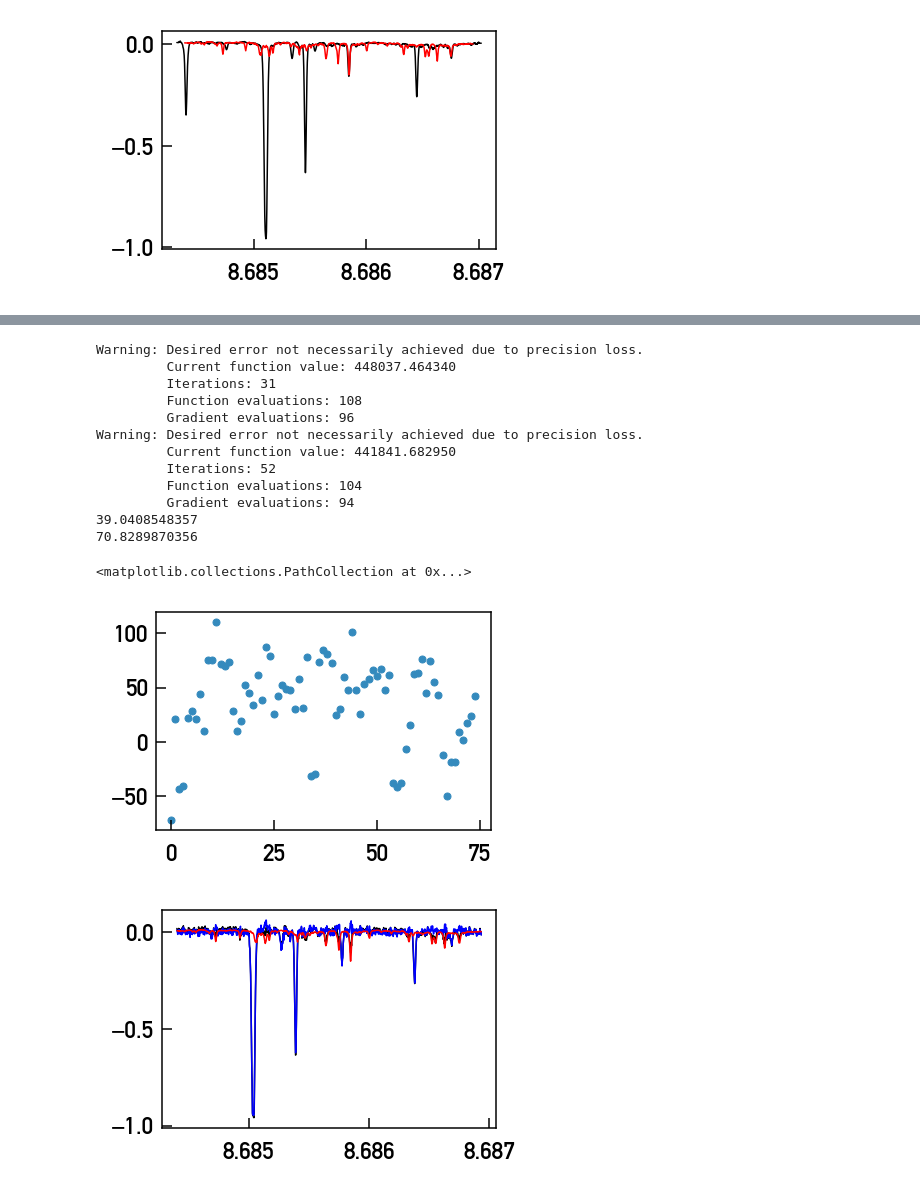
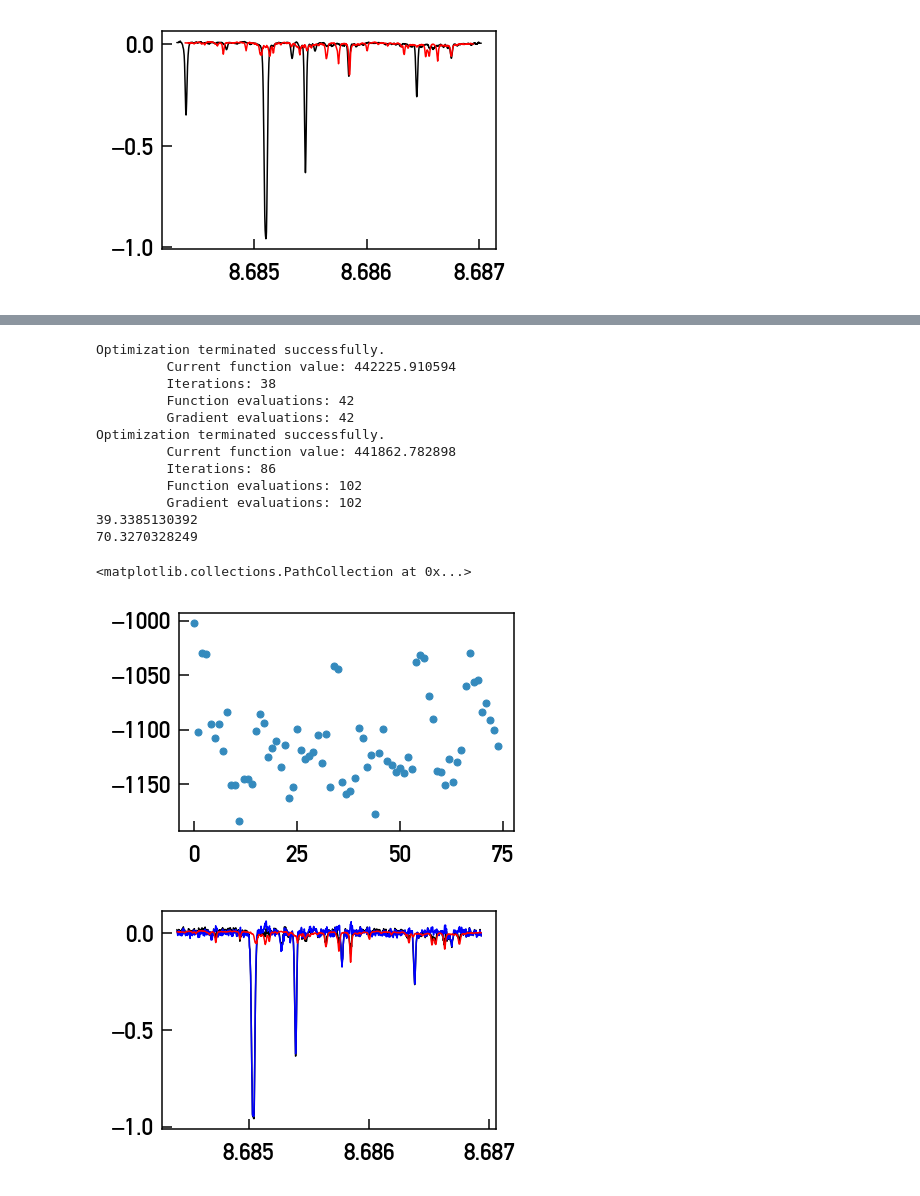
Before and after one commit to davidwhogg/Avast, a Jupyter notebook: notebooks/realdata_HIP54287_15A_Hoggrefactor.ipynb, the cells around one changed output, grey strips where cells are left out. Drawn from its saved outputs; the diff is of its cells as text; code cells hidden in the pictures.

```diff
--- a/notebooks/realdata_HIP54287_15A_Hoggrefactor.ipynb
+++ b/notebooks/realdata_HIP54287_15A_Hoggrefactor.ipynb
@@ -93,7 +101,7 @@ def make_template(all_data, rvs, xs, dx):
     (N,M) = np.shape(all_data)
     all_xs = np.empty_like(all_data)
     for i in range(N):
-        all_xs[i,:] = xs + np.log(doppler(rvs[i])) # shift to rest frame
+        all_xs[i,:] = xs - np.log(doppler(rvs[i])) # shift to rest frame
     all_data, all_xs = np.ravel(all_data), np.ravel(all_xs)
     tiny = 10.
     template_xs = np.arange(min(all_xs)-tiny*dx, max(all_xs)+tiny*dx, dx)
@@ -110,8 +118,8 @@ def subtract_template(data_xs, data, model_xs_t, model_ys_t, rvs_t):
     (N,M) = np.shape(data)
     data_sub = np.copy(data)
     for n,v in enumerate(rvs_t):
-        state = state(v, data_xs[n,:], model_xs_t)
-        model_ys_t_shifted = Pdot(state, model_ys_t)
+        s = state(v, data_xs, model_xs_t)
+        model_ys_t_shifted = Pdot(s, model_ys_t)
         data_sub[n,:] -= np.ravel(model_ys_t_shifted)
         if n == 0:
             plt.plot(data_xs, data[n,:], color='k')
@@ -119,7 +127,8 @@ def subtract_template(data_xs, data, model_xs_t, model_ys_t, rvs_t):
             plt.plot(data_xs, np.ravel(model_ys_t_shifted), color='red')
     return data_sub
 # %%
-x0_star = bervs
+x0_star = -np.copy(bervs)
+x0_star -= np.mean(x0_star)
 x0_t = np.zeros(N)
 model_xs_star, model_ys_star = make_template(data, x0_star, data_xs, np.log(6000.01) - np.log(6000.))
 model_xs_t, model_ys_t = make_template(data, x0_t, data_xs, np.log(6000.01) - np.log(6000.))
@@ -133,41 +192,45 @@ plt.plot(model_xs_t, model_ys_t, color='red')
 def rv_lnprior(rvs):
     return -0.5 * np.mean(rvs)**2/1.**2
 
+def drv_lnprior_dv(rvs):
+    return np.zeros_like(rvs) - np.mean(rvs)/1.**2/len(rvs)
+
 def lnlike_star(rvs_star, rvs_t, data_xs, data, ivars, model_xs_star, model_ys_star, model_xs_t, model_ys_t):
     try:
-        N = len(rv_star)
+        N = len(rvs_star)
     except:
         N = 1
     lnlike = 0.
-    dlnlike_dv = 0.
+    dlnlike_dv = np.zeros(N)
     for n in range(N):
-        print np.shape(rvs_star), np.shape(data_xs), np.shape(model_xs_star)
-        state_star = state(rvs_star[n], data_xs[n,:], model_xs_star)
+        state_star = state(rvs_star[n], data_xs, model_xs_star)
         pd_star = Pdot(state_star, model_ys_star)
-        state_t = state(rvs_t[n], data_xs[n,:], model_xs_t)
+        state_t = state(rvs_t[n], data_xs, model_xs_t)
         pd_t = Pdot(state_t, model_ys_t)
         pd = pd_star + pd_t
         lnlike += -0.5 * np.sum((data[n,:] - pd)**2 * ivars[n,:])
-        dpd_dv = dotdPdv(state_star, model_ys_star)
-        dlnlike_dv += -np.sum((data[n,:] - pd) * ivars[n,:] * dpd_dv)
+        dpd_dv = dPdotdv(state_star, model_ys_star)
+        dlnlike_dv[n] = np.sum((data[n,:] - pd) * ivars[n,:] * dpd_dv)
     lnpost = lnlike + rv_lnprior(rvs_star)
-    return -1 * lnpost, -1 * dlnlike_dv
+    dlnpost_dv = dlnlike_dv + drv_lnprior_dv(rvs_star)
+    return -1 * lnpost, -1 * dlnpost_dv
 
 def lnlike_t(rvs_t, rvs_star, data_xs, data, ivars, model_xs_star, model_ys_star, model_xs_t, model_ys_t):
     try:
-        N = len(rv_t)
+        N = len(rvs_t)
     except:
         N = 1
     lnlike = 0.
-    dlnlike_dv = 0.
+    dlnlike_dv = np.zeros(N)
     for n in range(N):
-        state_star = state(rvs_star[n], data_xs[n,:], model_xs_star)
+        state_star = state(rvs_star[n], data_xs, model_xs_star)
         pd_star = Pdot(state_star, model_ys_star)
-        state_t = state(rvs_t[n], data_xs[n,:], model_xs_t)
+        state_t = state(rvs_t[n], data_xs, model_xs_t)
         pd_t = Pdot(state_t, model_ys_t)
         pd = pd_star + pd_t
         lnlike += -0.5 * np.sum((data[n,:] - pd)**2 * ivars[n,:])
-        dpd_dv = dotdPdv(state_t, model_ys_t)
-        dlnlike_dv += -np.sum((data[n,:] - pd) * ivars[n,:] * dpd_dv)
+        dpd_dv = dPdotdv(state_t, model_ys_t)
+        dlnlike_dv[n] = np.sum((data[n,:] - pd) * ivars[n,:] * dpd_dv)
     lnpost = lnlike + rv_lnprior(rvs_t)
-    return -1 * lnpost, -1 * dlnlike_dv
+    dlnpost_dv = dlnlike_dv + drv_lnprior_dv(rvs_t)
+    return -1 * lnpost, -1 * dlnpost_dv
@@ -205,26 +371,26 @@ soln_t =  minimize(lnlike_t, x0_t, args=(soln_star, data_xs, data, ivars, model_
 
 x0_star = soln_star
 x0_t = soln_t
-print np.std(x0_star - true_rvs)
+print np.std(x0_star + true_rvs)
 print np.std(x0_t)
 # %% [output]
-Warning: Desired error not necessarily achieved due to precision loss.
-         Current function value: 448037.464340
-         Iterations: 31
-         Function evaluations: 108
-         Gradient evaluations: 96
-Warning: Desired error not necessarily achieved due to precision loss.
-         Current function value: 441841.682950
-         Iterations: 52
-         Function evaluations: 104
-         Gradient evaluations: 94
-39.0408548357
-70.8289870356
+Optimization terminated successfully.
+         Current function value: 442225.910594
+         Iterations: 38
+         Function evaluations: 42
+         Gradient evaluations: 42
+Optimization terminated successfully.
+         Current function value: 441862.782898
+         Iterations: 86
+         Function evaluations: 102
+         Gradient evaluations: 102
+39.3385130392
+70.3270328249
 # %%
-plt.scatter(np.arange(N), soln_star - true_rvs)
+plt.scatter(np.arange(N), soln_star + true_rvs)
 # %% [output]
 <matplotlib.collections.PathCollection at 0x...>
-[figure, old version]
+[figure, new version]
 # %%
 data_star = subtract_template(data_xs, data, model_xs_t, model_ys_t, x0_t)
 # %% [output]
```
Also changed, not shown: parts of 19 cells of this notebook.
